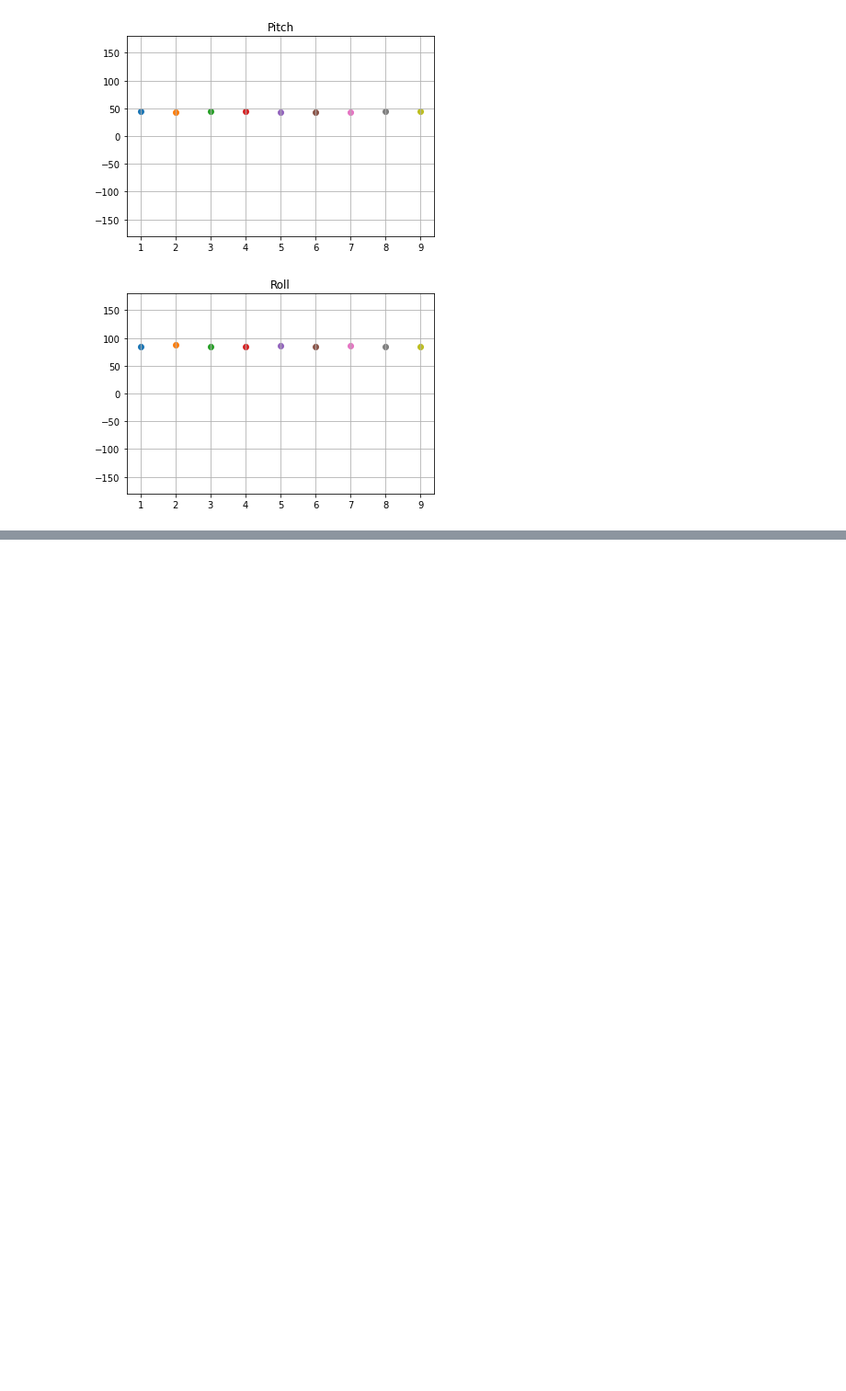
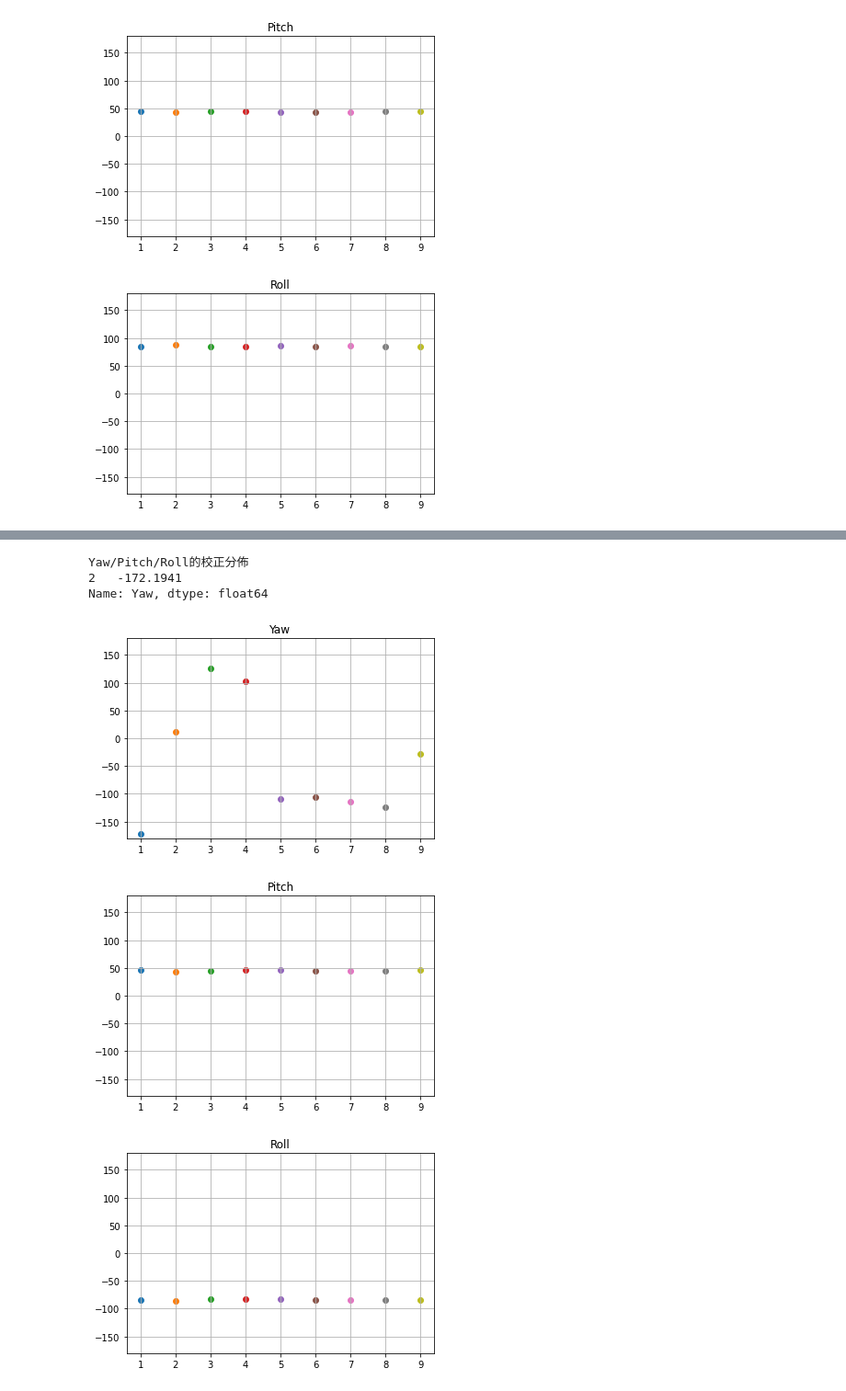
Before and after one commit to Chen-Wi-Ki/IMU_Question_Analyze, a Jupyter notebook: IMU_QA_Test2.ipynb, the cells around one changed output, grey strips where cells are left out. Shown at 92% size. Drawn from its saved outputs; the diff is of its cells as text; code cells hidden in the pictures; blank space fills up the shorter version.

```diff
--- a/IMU_QA_Test2.ipynb
+++ b/IMU_QA_Test2.ipynb
@@ -364,0 +649,50 @@ calibration_dynamic_data1457Yaw = eulerSet_pdChange - calibration_data1457.Yaw[2
+# %%
+from matplotlib import pyplot as plt
+print('Yaw/Pitch/Roll的校正分佈')
+print(calibration_data1412.Yaw,)
+plt.scatter(1,calibration_data1412.Yaw)
+plt.scatter(2,calibration_data1423.Yaw)
+plt.scatter(3,calibration_data1431.Yaw)
+plt.scatter(4,calibration_data1439.Yaw)
+plt.scatter(5,calibration_data1448.Yaw)
+plt.scatter(6,calibration_data1457.Yaw)
+plt.scatter(7,calibration_data1510.Yaw)
+plt.scatter(8,calibration_data1519.Yaw)
+plt.scatter(9,calibration_data1527.Yaw)
+plt.title('Yaw')
+plt.ylim(-180,180)
+plt.grid()
+plt.show()
+plt.scatter(1,calibration_data1412.Pitch)
+plt.scatter(2,calibration_data1423.Pitch)
+plt.scatter(3,calibration_data1431.Pitch)
+plt.scatter(4,calibration_data1439.Pitch)
+plt.scatter(5,calibration_data1448.Pitch)
+plt.scatter(6,calibration_data1457.Pitch)
+plt.scatter(7,calibration_data1510.Pitch)
+plt.scatter(8,calibration_data1519.Pitch)
+plt.scatter(9,calibration_data1527.Pitch)
+plt.title('Pitch')
+plt.ylim(-180,180)
+plt.grid()
+plt.show()
+plt.scatter(1,calibration_data1412.Roll)
+plt.scatter(2,calibration_data1423.Roll)
+plt.scatter(3,calibration_data1431.Roll)
+plt.scatter(4,calibration_data1439.Roll)
+plt.scatter(5,calibration_data1448.Roll)
+plt.scatter(6,calibration_data1457.Roll)
+plt.scatter(7,calibration_data1510.Roll)
+plt.scatter(8,calibration_data1519.Roll)
+plt.scatter(9,calibration_data1527.Roll)
+plt.title('Roll')
+plt.ylim(-180,180)
+plt.grid()
+plt.show()
+# %% [output]
+Yaw/Pitch/Roll的校正分佈
+2   -172.1941
+Name: Yaw, dtype: float64
+[figure, added]
+[figure, added]
+[figure, added]
```
Also changed, not shown: parts of 29 cells of this notebook.
